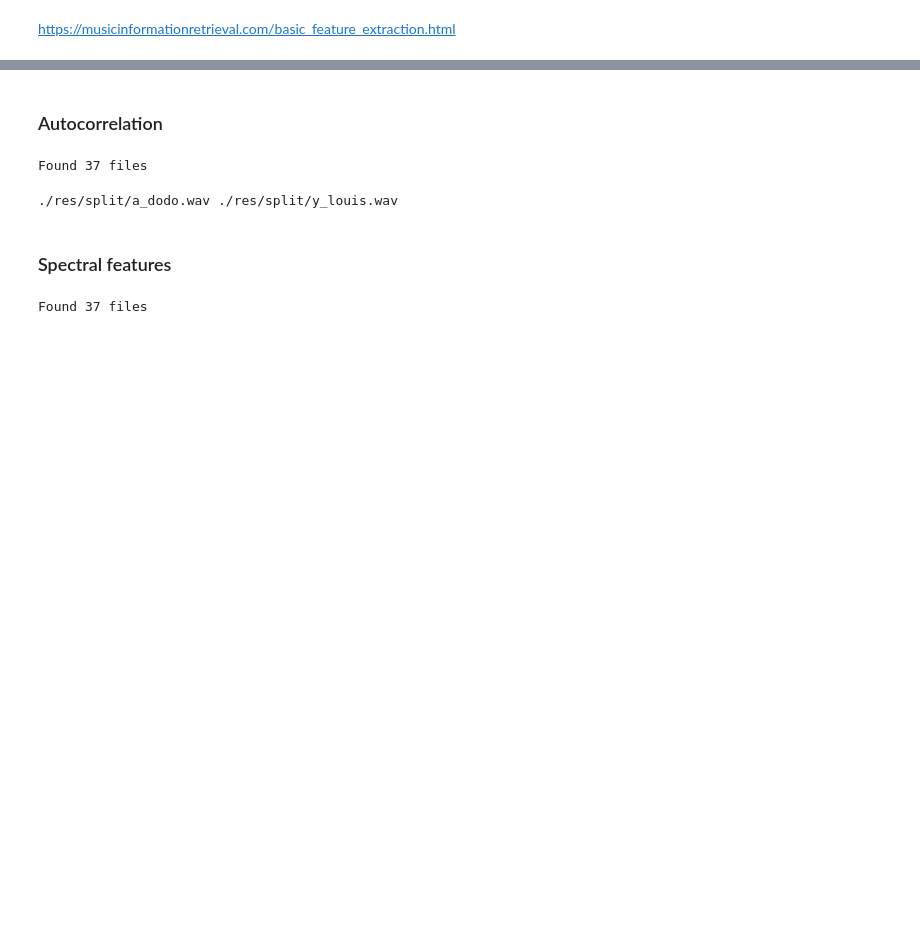
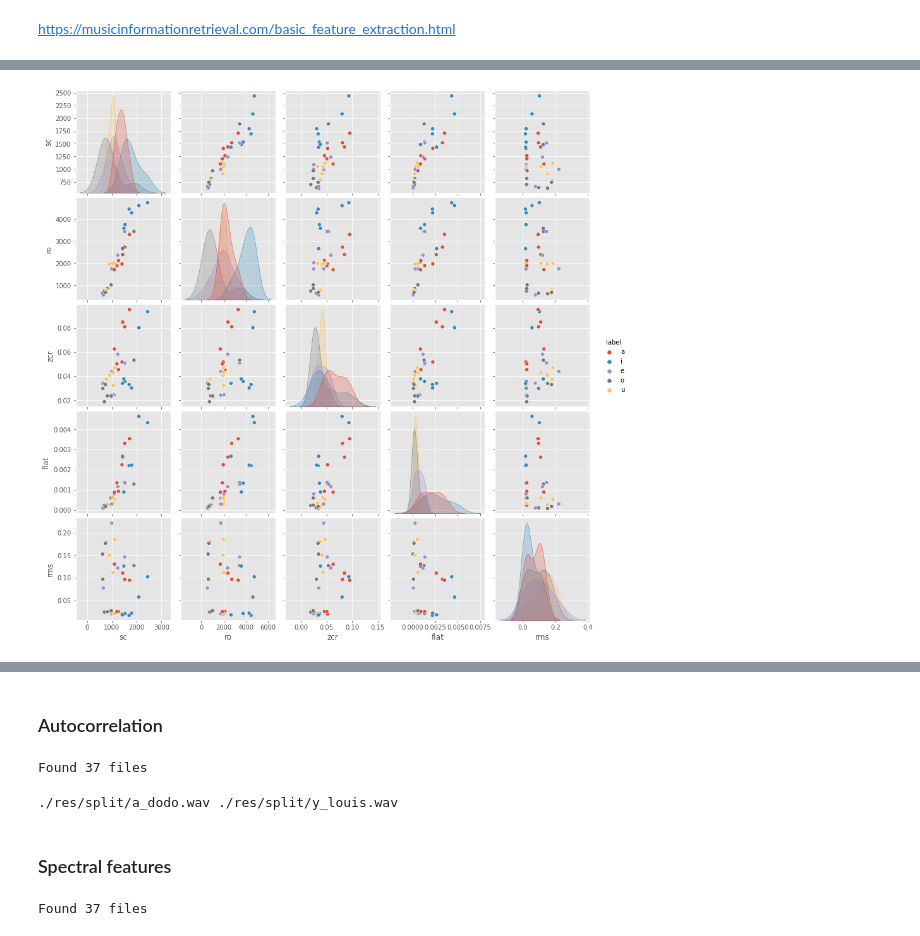
Before and after one commit to MoMe36/alphsistant_code, a Jupyter notebook: sounds_tests/sounds_tests.ipynb, the cells around one changed output, grey strips where cells are left out. Saved outputs shown, nothing was run; the diff lists cells and outputs as text; code cells hidden in the pictures; blank space fills up the shorter version.

```diff
--- a/sounds_tests/sounds_tests.ipynb
+++ b/sounds_tests/sounds_tests.ipynb
@@ -15,0 +78,4 @@ import seaborn as sns
+# %%
+_ = sns.pairplot(df.drop('samples', axis = 1), hue = 'label')
+# %% [output]
+[figure, added]
```
Also changed, not shown: parts of 10 cells of this notebook, 20 other files.
